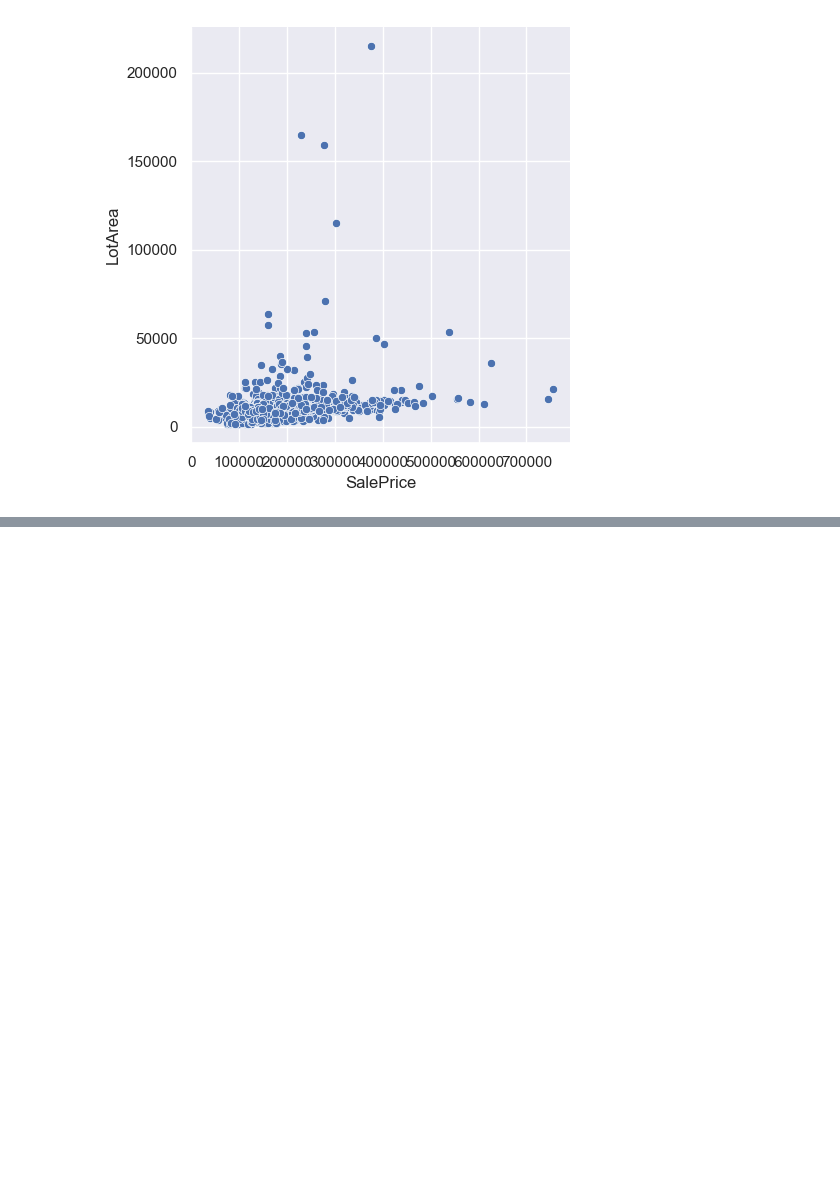
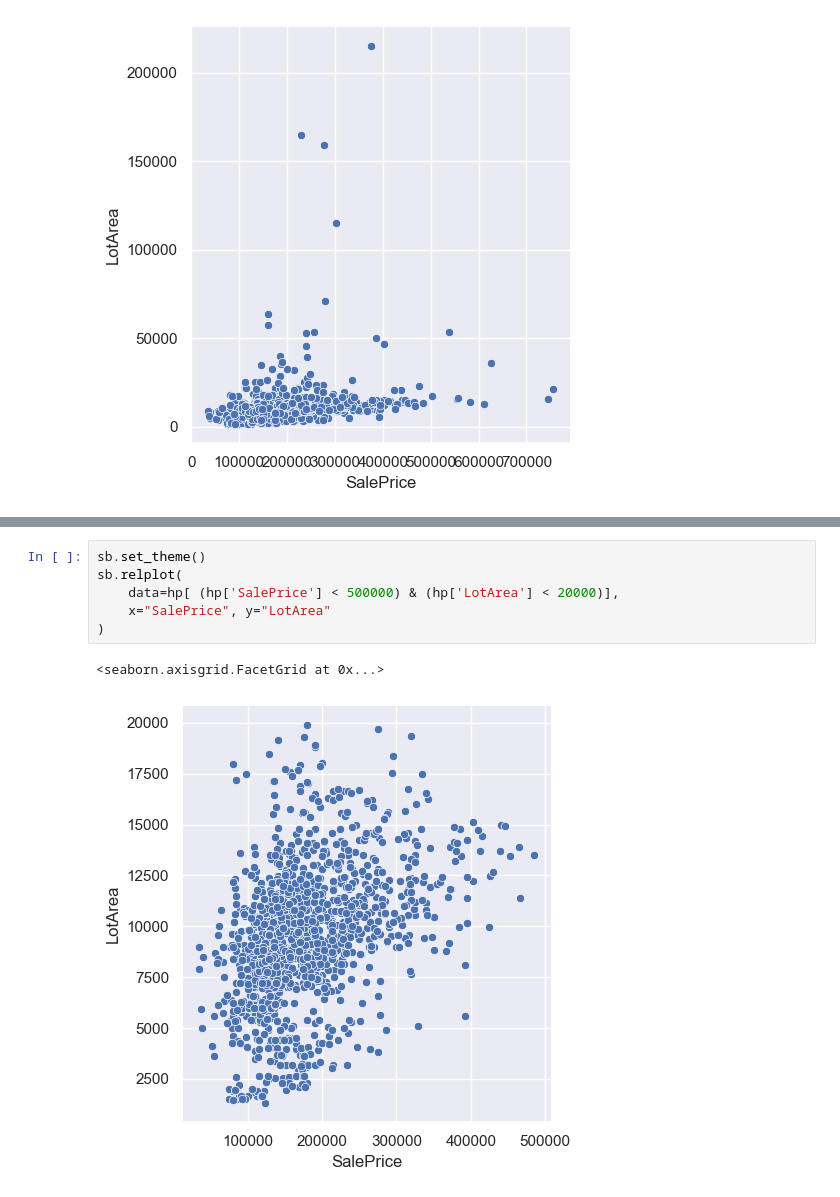
Before and after one commit to WinnMBG/H3PythonBases, a Jupyter notebook: IntroAnalyseDeDonnees.ipynb, the cells around one changed output, grey strips where cells are left out. Saved outputs shown, nothing was run; the diff lists cells and outputs as text; blank space fills up the shorter version.

```diff
--- a/IntroAnalyseDeDonnees.ipynb
+++ b/IntroAnalyseDeDonnees.ipynb
@@ -82,0 +67,9 @@ hp[ (hp['SalePrice'] < 500000)]
+# %%
+sb.set_theme()
+sb.relplot(
+    data=hp[ (hp['SalePrice'] < 500000) & (hp['LotArea'] < 20000)],
+    x="SalePrice", y="LotArea"
+)
+# %% [output]
+<seaborn.axisgrid.FacetGrid at 0x...>
+[figure, added]
```
Also changed, not shown: parts of 13 cells of this notebook.
